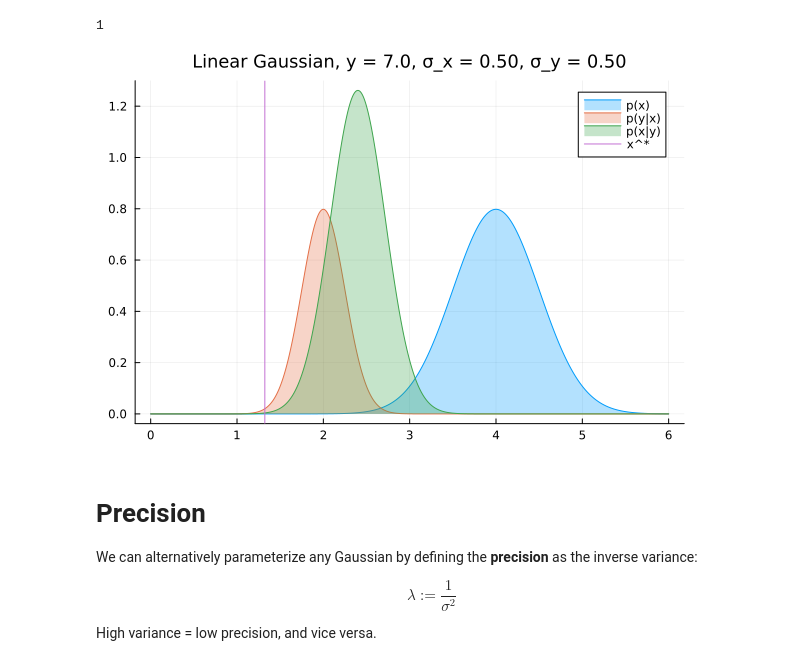
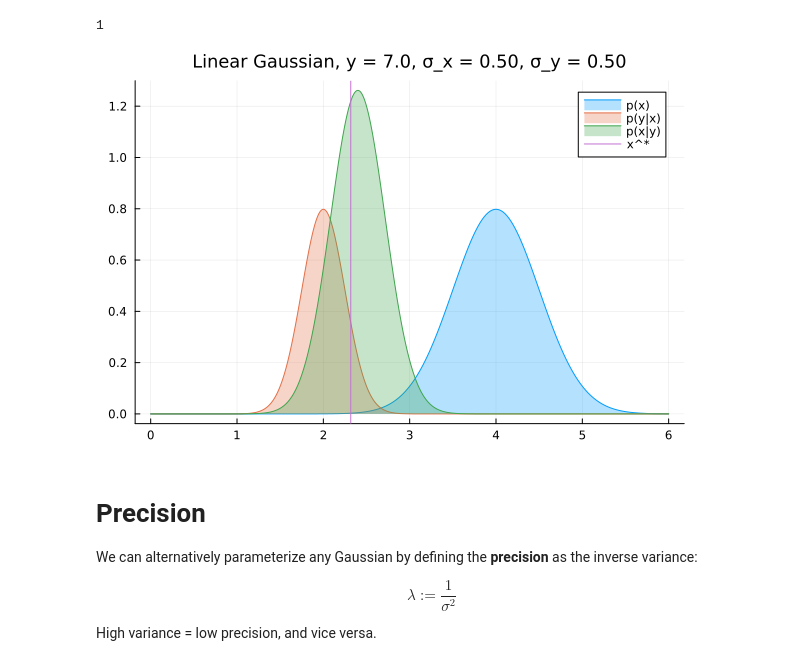
Before and after one commit to emptydiagram/rxinfer-actinf, a Jupyter notebook: foai-ch2.ipynb, the cells around one changed output. Cells and saved outputs as stored; diff of their text form; code cells hidden in the pictures.

```diff
--- a/foai-ch2.ipynb
+++ b/foai-ch2.ipynb
@@ -55,6 +67,21 @@ function generative_process(x, β, var_y, rng)
     return make_linear_gaussian(β[1], β[2], var_y, xs, rng)
 end
 
+function inv_generative_process(y, β, var_y, rng)
+    β_inv = [-β[1]/β[2], 1.0/β[2]]
+    var_inv = var_y / β[2]^2
+    ys = [y]
+    return make_linear_gaussian(β_inv[1], β_inv[2], var_inv, ys, rng)
+end
+
+@model function gen_model(n::Int64, mu_x::Float64, stddev_x::Float64, γ, stddev_y)
+   y = datavar(Float64, n)
+   x ~ NormalMeanVariance(mu_x, stddev_x)
+
+   for i in 1:n
+       y[i] ~ NormalMeanVariance(γ[1] + γ[2] * x, stddev_y)
+   end
+end
 
 function generative_model(ys, mu_x::Float64, stddev_x::Float64, γ::Vector{Float64}, stddev_y::Float64, rng)
     g_M = x -> γ[1] + γ[2] * x
@@ -68,16 +95,6 @@ function generative_model(ys, mu_x::Float64, stddev_x::Float64, γ::Vector{Float
     plot!(xs, (x) -> pdf.(likelihood(x), ys[1]), fillalpha=0.3, fillrange=0, label="p(y|x)", c=2)
 
     # use eval() to workaround limitation of the @model macro
-    model_expr = :(@model function gen_model(n::Int64, mu_x::Float64, stddev_x::Float64, γ, stddev_y)
-       y = datavar(Float64, n)
-       x ~ NormalMeanVariance(mu_x, stddev_x)
-
-       for i in 1:n
-           y[i] ~ NormalMeanVariance(γ[1] + γ[2] * x, stddev_y)
-       end
-    end)
-
-    eval(model_expr)
 
     result = infer(
         model = gen_model(length(ys), mu_x, stddev_x, γ, stddev_y),
@@ -97,30 +114,27 @@ rng = StableRNG(seed)
 StableRNGs.LehmerRNG(state=0x00000000000000000000000023bcf095)
 # %%
 # example 2b from FOAI
-x_hidden = 2
-β = [3, 2]
-# in order to follow the practice of specifying the y, we compute inverse params:
-β_inv = [-3.0/2.0, 1.0/2.0]
+β = [3.0, 2.0]
 var_y = 1
 # %% [output]
 1
 # %%
-y_data, x_data = generative_process(7.0, β_inv, var_y, rng)
+y_data, x_data = inv_generative_process(7.0, β, var_y, rng)
 
 make_plot_title(y, stddev_x, stddev_y) = "Linear Gaussian, y = $(@sprintf("%.1f", y)), σ_x = $(@sprintf("%.2f", stddev_x)), σ_y = $(@sprintf("%.2f", stddev_y))"
 
 # assume we've already learned the correct γ parameters, somehow
 mu_x = 4.0
 stddev_x = sqrt(0.25)
 γ = [3.0, 2.0]
 stddev_y = sqrt(0.25)
 
 
 plot(title=make_plot_title(y_data[1], stddev_x, stddev_y), titlefontsize=12)
 generative_model(y_data, mu_x, stddev_x, γ, stddev_y, rng)
 vline!(x_data, label="x^*", c=4)
 # %% [output]
-[figure, old version]
+[figure, new version]
 # %% [markdown]
 # Precision
 
```
Also changed, not shown: parts of 10 cells of this notebook.
